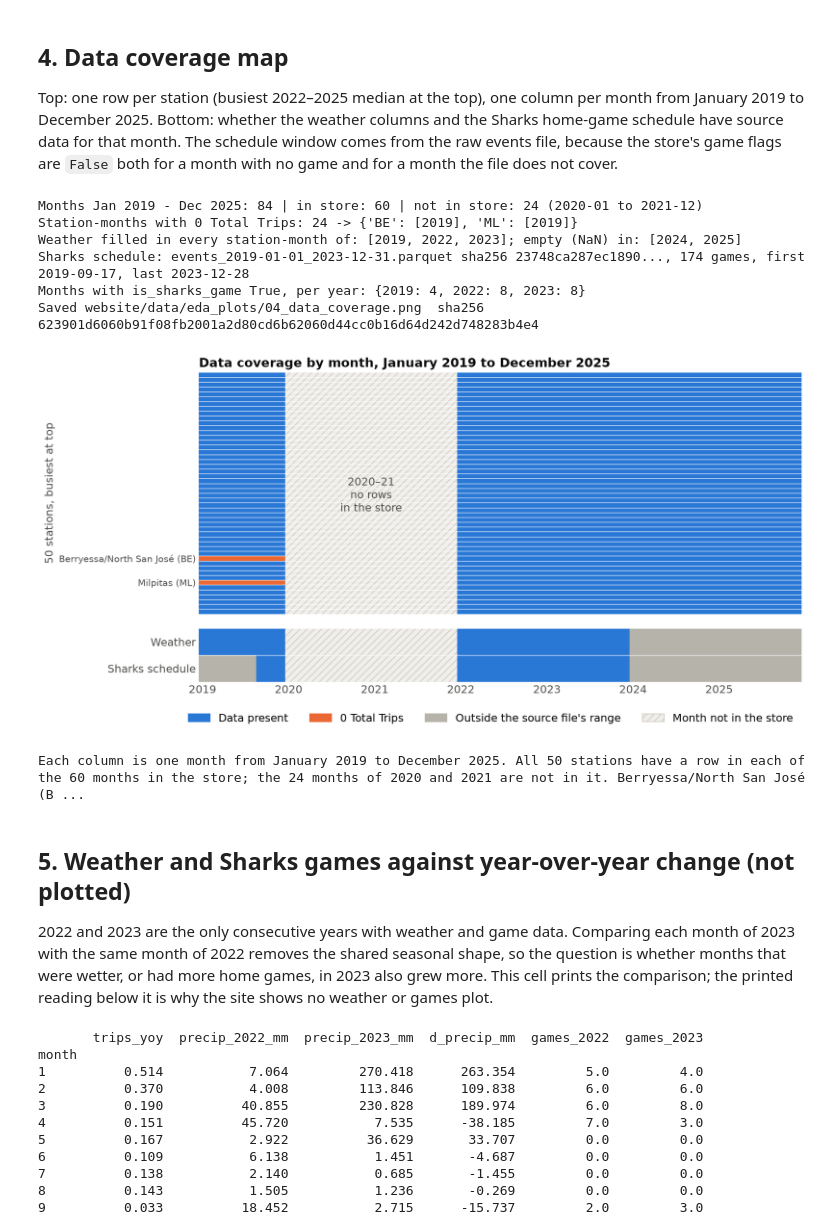
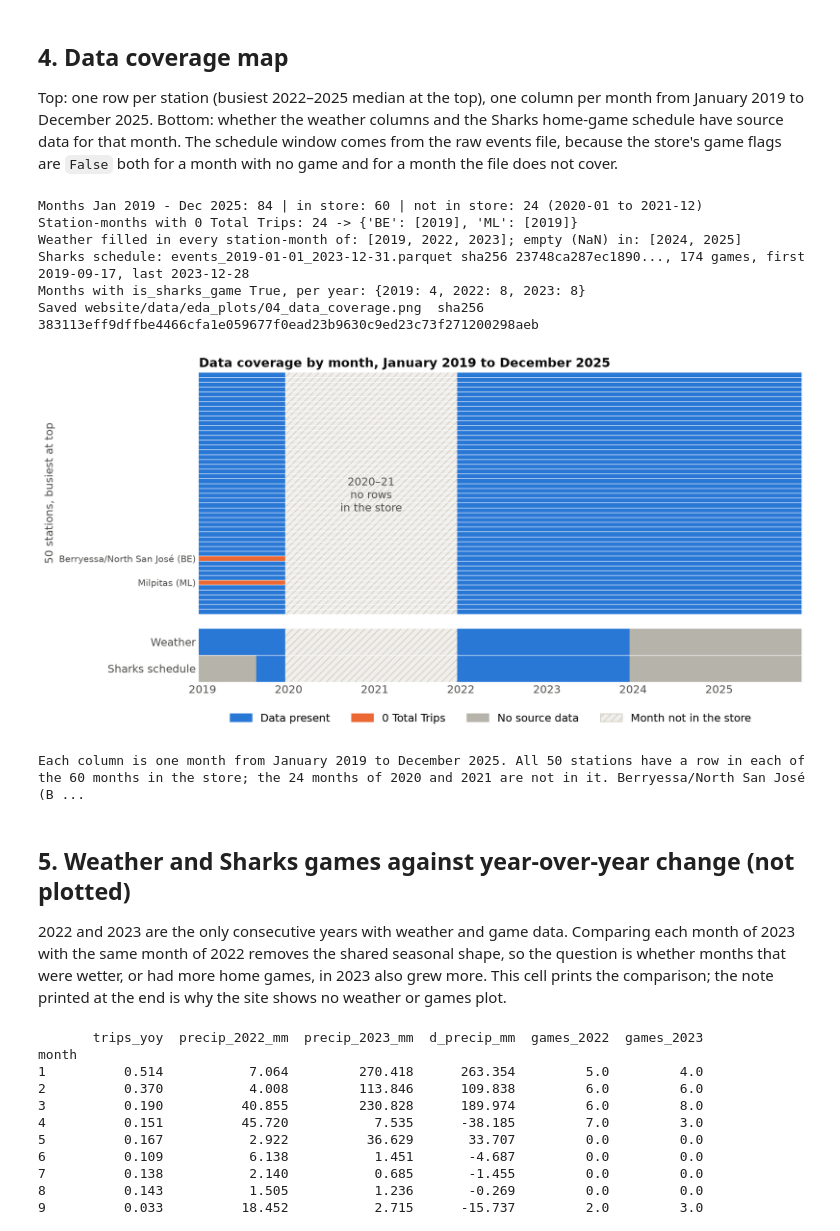
Before and after one commit to Dhruv-cs50/transit-demand-forecasting, a Jupyter notebook: transit_eda/notebooks/eda_complete.ipynb, the cells around one changed output. Drawn from its saved outputs; the diff is of its cells as text; code cells hidden in the pictures.

```diff
--- a/transit_eda/notebooks/eda_complete.ipynb
+++ b/transit_eda/notebooks/eda_complete.ipynb
@@ -373,7 +396,7 @@ print(f"Months Jan 2019 - Dec 2025: {len(all_months)} | in store: {len(in_store)
       f"not in store: {len(not_in_store)} ({not_in_store[0]} to {not_in_store[-1]})")
 assert {m.year for m in not_in_store} == {2020, 2021} and len(not_in_store) == 24
 
-# States: 0 month not in store, 1 data, 2 zero trips, 3 outside the source file's range.
+# States: 0 month not in store, 1 data, 2 zero trips, 3 no source data.
 grid = df.pivot(index="station_id", columns="ym", values="ridership").reindex(columns=all_months)
 station_state = np.where(grid.isna(), 0, np.where(grid == 0, 2, 1)).astype(int)
 order = [grid.index.get_loc(s) for s in rank.index]
@@ -426,36 +449,36 @@ ax1.text((lo + hi) / 2, n_stations / 2, "2020–21\nno rows\nin the store", ha="
          va="center", color=C["ink2"], fontsize=12)
 ax1.set_yticks([list(rank.index).index(s) for s in zero_2019],
                [f"{NAMES[s]} ({s})" for s in zero_2019], fontsize=10)
 ax1.set_ylabel(f"{n_stations} stations, busiest at top")
 ax2.set_yticks([0, 1], ["Weather", "Sharks schedule"])
 ax2.set_xticks([all_months.get_loc(pd.Period(f"{y}-01", "M")) for y in range(2019, 2026)],
                [str(y) for y in range(2019, 2026)])
 fig.legend(handles=[Patch(color=C["blue"], label="Data present"),
                     Patch(color=C["orange"], label="0 Total Trips"),
-                    Patch(color=C["na"], label="Outside the source file's range"),
+                    Patch(color=C["na"], label="No source data"),
                     Patch(facecolor=C["gap"], hatch="///", edgecolor="#d2cfc3", label="Month not in the store")],
            loc="lower center", ncol=4, frameon=False, bbox_to_anchor=(0.5, -0.02))
 ax1.set_title("Data coverage by month, January 2019 to December 2025")
 save_plot(fig, "04_data_coverage")
 
 years = lambda ys: ", ".join(str(y) for y in ys)
 CAPTION_04 = (
     f"Each column is one month from January 2019 to December 2025. All {n_stations} stations have a row "
     f"in each of the {len(in_store)} months in the store; the {len(not_in_store)} months of 2020 and 2021 "
     f"are not in it. {' and '.join(f'{NAMES[s]} ({s})' for s in zero_2019)} record 0 trips in every 2019 month. "
     f"Weather is filled for {years(w_years_ok)} and empty for {years(w_years_none)}. The Sharks schedule "
     f"file runs from {ev_first:%Y-%m-%d} to {ev_last:%Y-%m-%d}, so game flags outside that window are False "
     "for lack of data, not observed zeros."
 )
 print(CAPTION_04)
 # %% [output]
 Months Jan 2019 - Dec 2025: 84 | in store: 60 | not in store: 24 (2020-01 to 2021-12)
 Station-months with 0 Total Trips: 24 -> {'BE': [2019], 'ML': [2019]}
 Weather filled in every station-month of: [2019, 2022, 2023]; empty (NaN) in: [2024, 2025]
 Sharks schedule: events_2019-01-01_2023-12-31.parquet sha256 23748ca287ec1890..., 174 games, first 2019-09-17, last 2023-12-28
 Months with is_sharks_game True, per year: {2019: 4, 2022: 8, 2023: 8}
-Saved website/data/eda_plots/04_data_coverage.png  sha256 623901d6060b91f08fb2001a2d80cd6b62060d44cc0b16d64d242d748283b4e4
+Saved website/data/eda_plots/04_data_coverage.png  sha256 383113eff9dffbe4466cfa1e059677f0ead23b9630c9ed23c73f271200298aeb
-[figure, old version]
+[figure, new version]
 Each column is one month from January 2019 to December 2025. All 50 stations have a row in each of the 60 months in the store; the 24 months of 2020 and 2021 are not in it. Berryessa/North San José (B ...
 # %% [markdown]
 ## 5. Weather and Sharks games against year-over-year change (not plotted)
@@ -463,7 +486,7 @@ Each column is one month from January 2019 to December 2025. All 50 stations hav
 2022 and 2023 are the only consecutive years with weather and game data. Comparing each month of
 2023 with the same month of 2022 removes the shared seasonal shape, so the question is whether
 months that were wetter, or had more home games, in 2023 also grew more. This cell prints the
-comparison; the printed reading below it is why the site shows no weather or games plot.
+comparison; the note printed at the end is why the site shows no weather or games plot.
 # %%
 two = df[df["timestamp"].dt.year.isin([2022, 2023])].copy()
 two["year"], two["month"] = two["timestamp"].dt.year, two["timestamp"].dt.month
```
Also changed, not shown: parts of 7 cells of this notebook, 3 other files.
